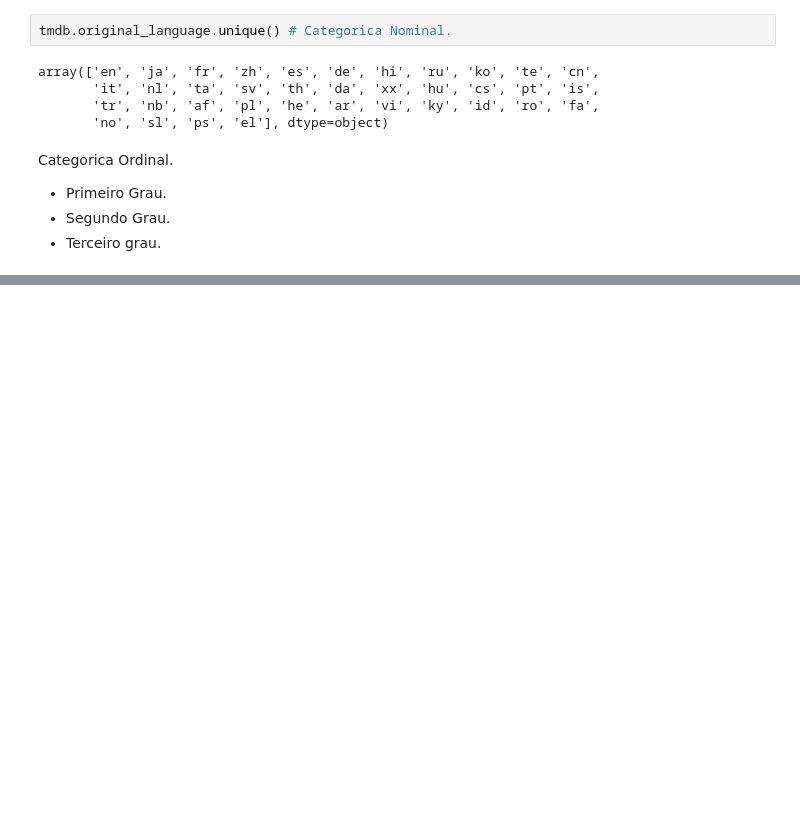
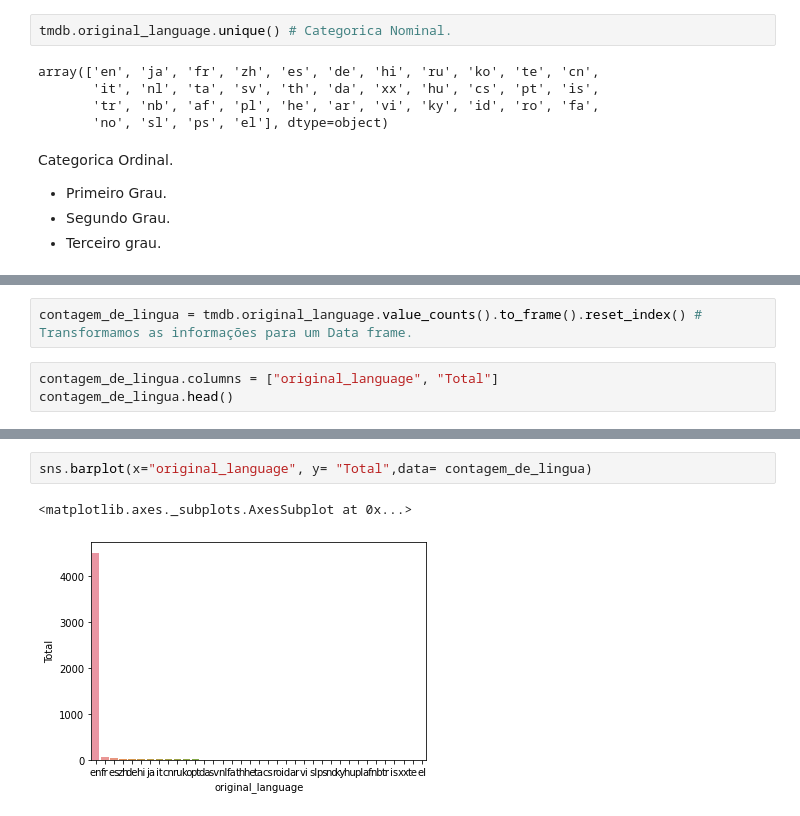
Before and after one commit to Sterwinxs/Formacao-Data-Science, a Jupyter notebook: Data_Science.ipynb, the cells around one changed output, grey strips where cells are left out. Drawn from its saved outputs; the diff is of its cells as text; blank space fills up the shorter version.

```diff
--- a/Data_Science.ipynb
+++ b/Data_Science.ipynb
@@ -150,0 +157,5 @@ array(['en', 'ja', 'fr', 'zh', 'es', 'de', 'hi', 'ru', 'ko', 'te', 'cn',
+# %%
+contagem_de_lingua = tmdb.original_language.value_counts().to_frame().reset_index() # Transformamos as informações para um Data frame.
+# %%
+contagem_de_lingua.columns = ["original_language", "Total"]
+contagem_de_lingua.head()
@@ -150,0 +169,5 @@ array(['en', 'ja', 'fr', 'zh', 'es', 'de', 'hi', 'ru', 'ko', 'te', 'cn',
+# %%
+sns.barplot(x="original_language", y= "Total",data= contagem_de_lingua)
+# %% [output]
+<matplotlib.axes._subplots.AxesSubplot at 0x...>
+[figure, added]
```
Also changed, not shown: parts of 11 cells of this notebook.
